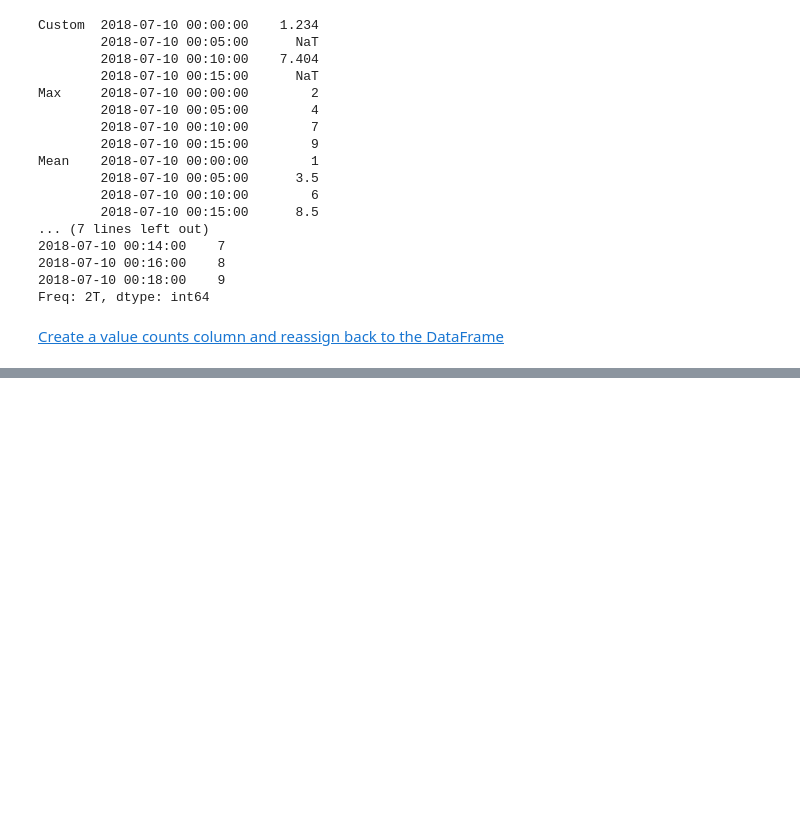
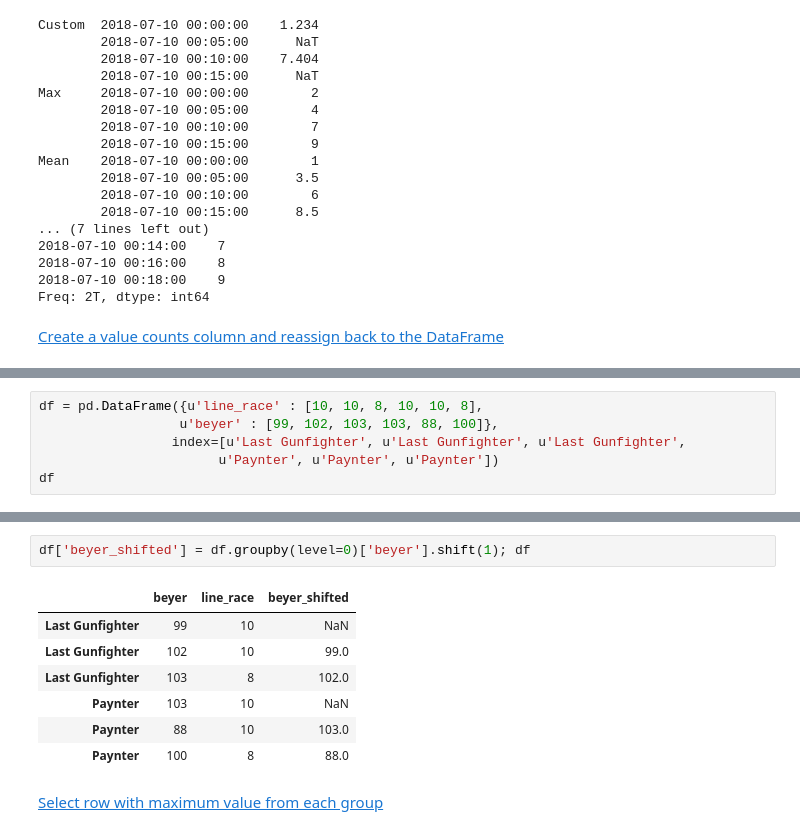
Before and after one commit to bgroveben/python3_machine_learning_projects, a Jupyter notebook: learn_kaggle/pandas/pandas_cookbook.ipynb, the cells around one changed output, grey strips where cells are left out. Saved outputs shown, nothing was run; the diff lists cells and outputs as text; blank space fills up the shorter version.

Commit message:
More pandas cookbook recipes with the grouping and selecting

```diff
--- a/learn_kaggle/pandas/pandas_cookbook.ipynb
+++ b/learn_kaggle/pandas/pandas_cookbook.ipynb
@@ -1032,0 +1053,6 @@ Freq: 2T, dtype: int64
+# %%
+df = pd.DataFrame({u'line_race' : [10, 10, 8, 10, 10, 8],
+                  u'beyer' : [99, 102, 103, 103, 88, 100]},
+                 index=[u'Last Gunfighter', u'Last Gunfighter', u'Last Gunfighter',
+                       u'Paynter', u'Paynter', u'Paynter'])
+df
@@ -1032,0 +1067,12 @@ Freq: 2T, dtype: int64
+# %%
+df['beyer_shifted'] = df.groupby(level=0)['beyer'].shift(1); df
+# %% [output]
+|  | beyer | line_race | beyer_shifted |
+| Last Gunfighter | 99 | 10 | NaN |
+| Last Gunfighter | 102 | 10 | 99.0 |
+| Last Gunfighter | 103 | 8 | 102.0 |
+| Paynter | 103 | 10 | NaN |
+| Paynter | 88 | 10 | 103.0 |
+| Paynter | 100 | 8 | 88.0 |
+# %% [markdown]
+[Select row with maximum value from each group](https://stackoverflow.com/questions/26701849/pandas-groupby-and-finding-maximum-in-groups-returning-value-and-count)
```
Also changed, not shown: parts of 12 cells of this notebook, 1 other file.
